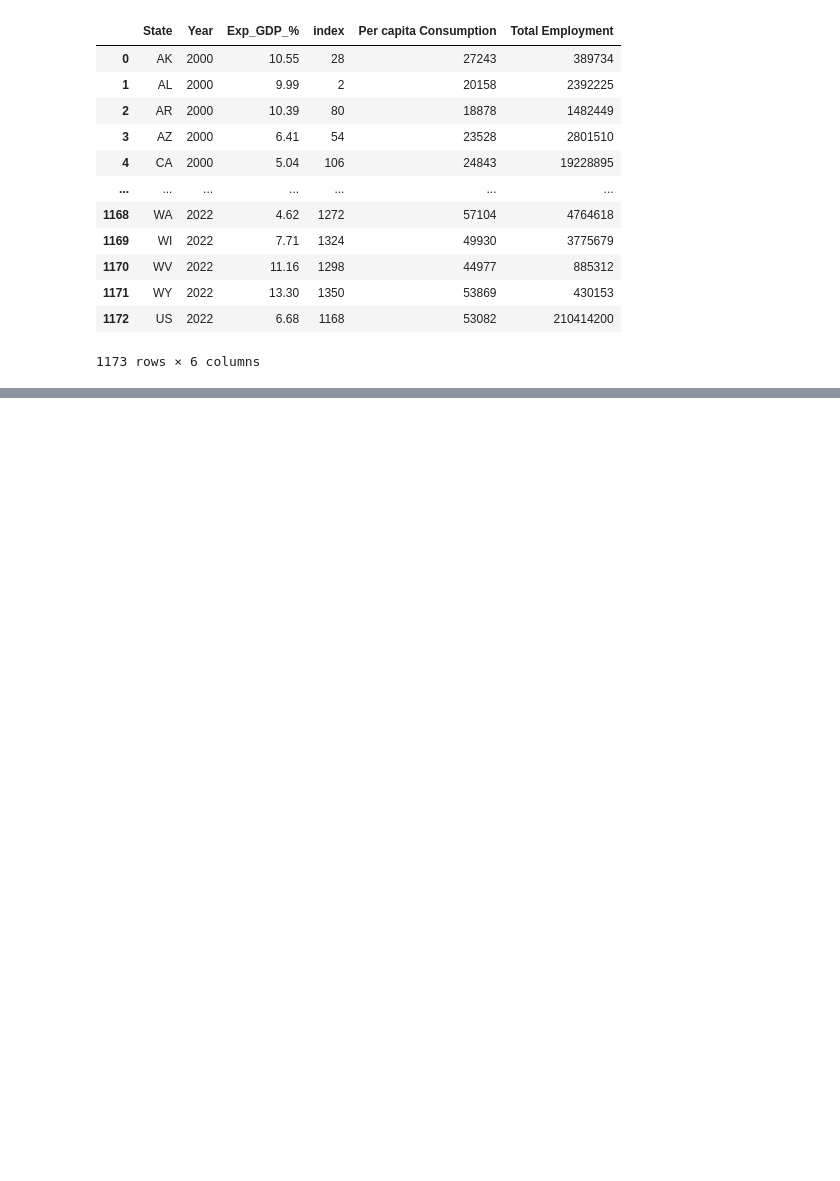
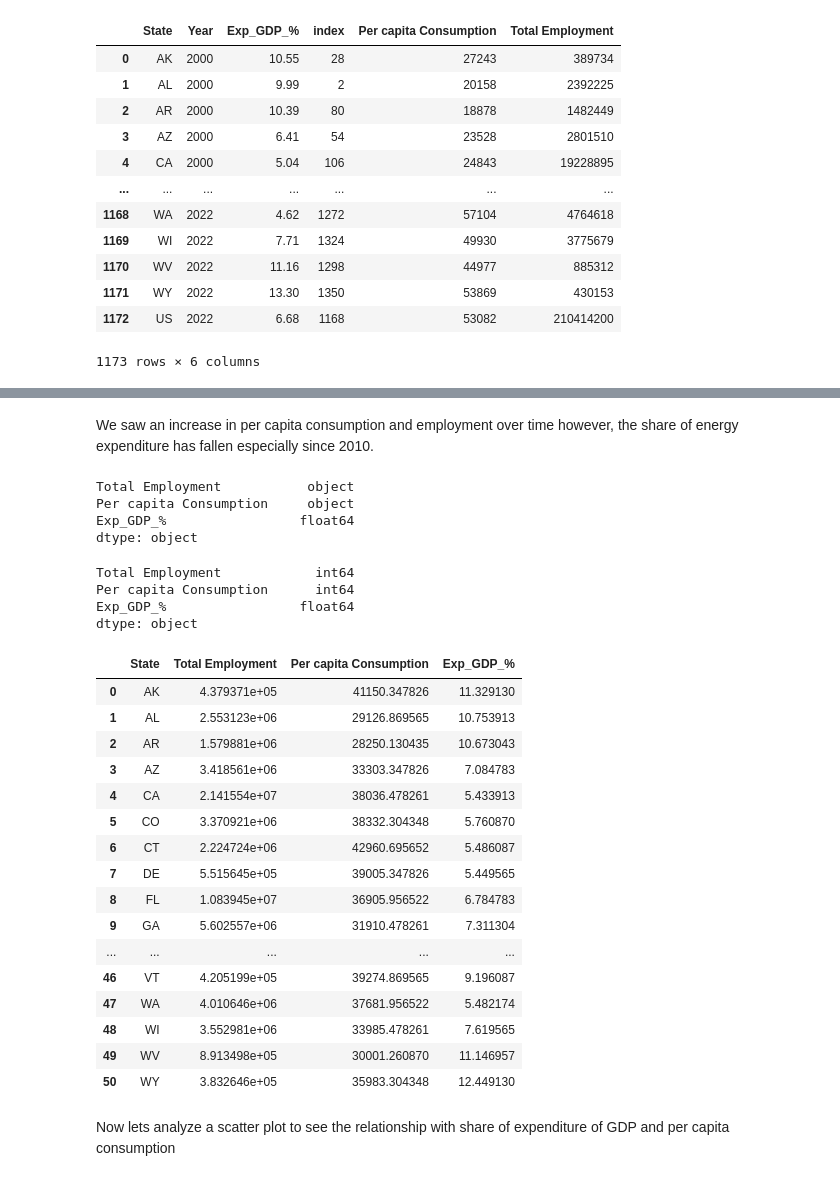
Before and after one commit to ijaz-sipa/computing-in-context, a Jupyter notebook: project_3.ipynb, the cells around one changed output, grey strips where cells are left out. Cells and saved outputs as stored; diff of their text form; code cells hidden in the pictures; blank space fills up the shorter version.

```diff
--- a/project_3.ipynb
+++ b/project_3.ipynb
@@ -291,4 +296,5 @@ merged_df1
 # %%
 ## Converted the Year Variable to int
-consumer_data_melted["Year"].unique()
+merged_df1['Year'] = pd.to_numeric(merged_df1['Year'])
+print(merged_df1['Year'].dtype)
 # %% [output]
@@ -302,0 +323,49 @@ int64
+# %% [markdown]
+We saw an increase in per capita consumption and employment over time however, the share of energy expenditure has fallen especially since 2010.
+# %%
+## We will calculate the average  for each variables (per capita consumption, employement and Energy expenditure share of GDP) for each state
+
+## first checking the type of varibles
+average_all = ['Total Employment', 'Per capita Consumption', 'Exp_GDP_%']
+print(merged_df1[average_all].dtypes)
+# %% [output]
+Total Employment           object
+Per capita Consumption     object
+Exp_GDP_%                 float64
+dtype: object
+# %%
+## Per capita Consumption and TOtal employment are string so need to convert
+
+merged_df1['Total Employment'] = pd.to_numeric(merged_df1['Total Employment'])
+merged_df1['Per capita Consumption'] = pd.to_numeric(merged_df1['Per capita Consumption'])
+
+print(merged_df1[average_all].dtypes)
+# %% [output]
+Total Employment            int64
+Per capita Consumption      int64
+Exp_GDP_%                 float64
+dtype: object
+# %%
+# Calculate average for each state
+state_averages = merged_df1.groupby('State')[average_all].mean().reset_index()
+state_averages
+# %% [output]
+|  | State | Total Employment | Per capita Consumption | Exp_GDP_% |
+| 0 | AK | 4.379371e+05 | 41150.347826 | 11.329130 |
+| 1 | AL | 2.553123e+06 | 29126.869565 | 10.753913 |
+| 2 | AR | 1.579881e+06 | 28250.130435 | 10.673043 |
+| 3 | AZ | 3.418561e+06 | 33303.347826 | 7.084783 |
+| 4 | CA | 2.141554e+07 | 38036.478261 | 5.433913 |
+| 5 | CO | 3.370921e+06 | 38332.304348 | 5.760870 |
+| 6 | CT | 2.224724e+06 | 42960.695652 | 5.486087 |
+| 7 | DE | 5.515645e+05 | 39005.347826 | 5.449565 |
+| 8 | FL | 1.083945e+07 | 36905.956522 | 6.784783 |
+| 9 | GA | 5.602557e+06 | 31910.478261 | 7.311304 |
+| ... | ... | ... | ... | ... |
+| 46 | VT | 4.205199e+05 | 39274.869565 | 9.196087 |
+| 47 | WA | 4.010646e+06 | 37681.956522 | 5.482174 |
+| 48 | WI | 3.552981e+06 | 33985.478261 | 7.619565 |
+| 49 | WV | 8.913498e+05 | 30001.260870 | 11.146957 |
+| 50 | WY | 3.832646e+05 | 35983.304348 | 12.449130 |
+# %% [markdown]
+Now lets analyze a scatter plot to see the relationship with share of expenditure of GDP and per capita consumption
```
Also changed, not shown: parts of 18 cells of this notebook, 5 other files.
